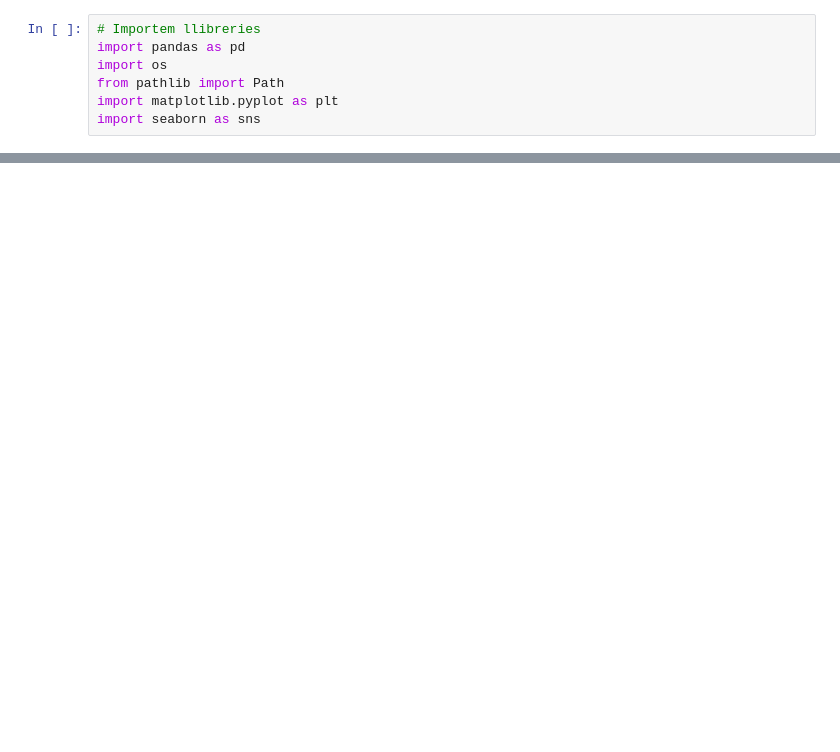
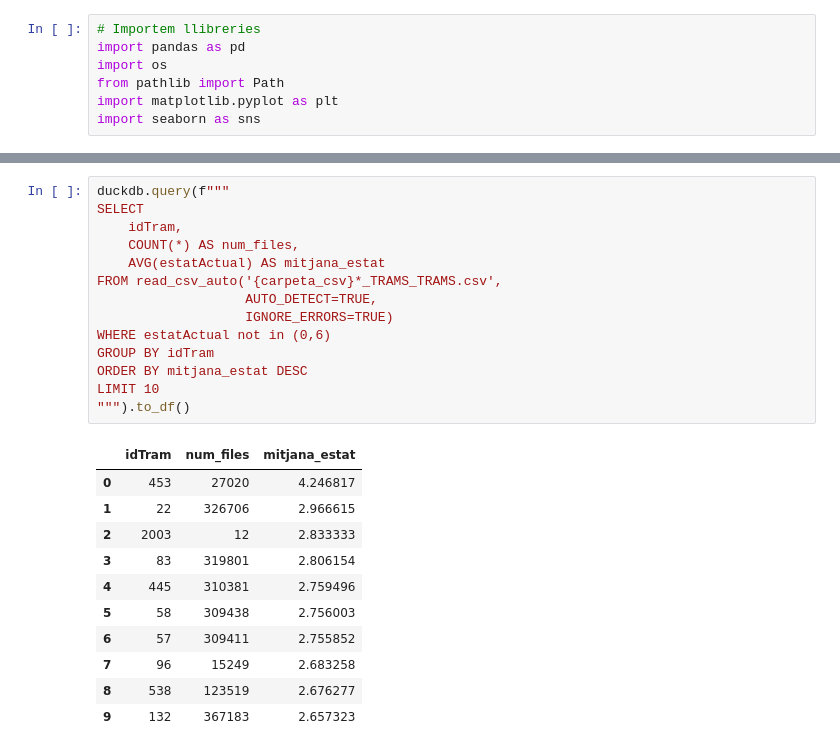
Before and after one commit to guillemlc9/traffic_prediction_tfg, a Jupyter notebook: notebooks/exploration.ipynb, the cells around one changed output, grey strips where cells are left out. Saved outputs shown, nothing was run; the diff lists cells and outputs as text; blank space fills up the shorter version.

```diff
--- a/notebooks/exploration.ipynb
+++ b/notebooks/exploration.ipynb
@@ -24,0 +154,26 @@ ParserError: Error tokenizing data. C error: Expected 4 fields in line 2938804,
+# %%
+duckdb.query(f"""
+SELECT
+    idTram,
+    COUNT(*) AS num_files,
+    AVG(estatActual) AS mitjana_estat
+FROM read_csv_auto('{carpeta_csv}*_TRAMS_TRAMS.csv',
+                   AUTO_DETECT=TRUE,
+                   IGNORE_ERRORS=TRUE)
+WHERE estatActual not in (0,6)
+GROUP BY idTram
+ORDER BY mitjana_estat DESC
+LIMIT 10
+""").to_df()
+# %% [output]
+|  | idTram | num_files | mitjana_estat |
+| 0 | 453 | 27020 | 4.246817 |
+| 1 | 22 | 326706 | 2.966615 |
+| 2 | 2003 | 12 | 2.833333 |
+| 3 | 83 | 319801 | 2.806154 |
+| 4 | 445 | 310381 | 2.759496 |
+| 5 | 58 | 309438 | 2.756003 |
+| 6 | 57 | 309411 | 2.755852 |
+| 7 | 96 | 15249 | 2.683258 |
+| 8 | 538 | 123519 | 2.676277 |
+| 9 | 132 | 367183 | 2.657323 |
```
Also changed, not shown: parts of 16 cells of this notebook, 1 other file.
